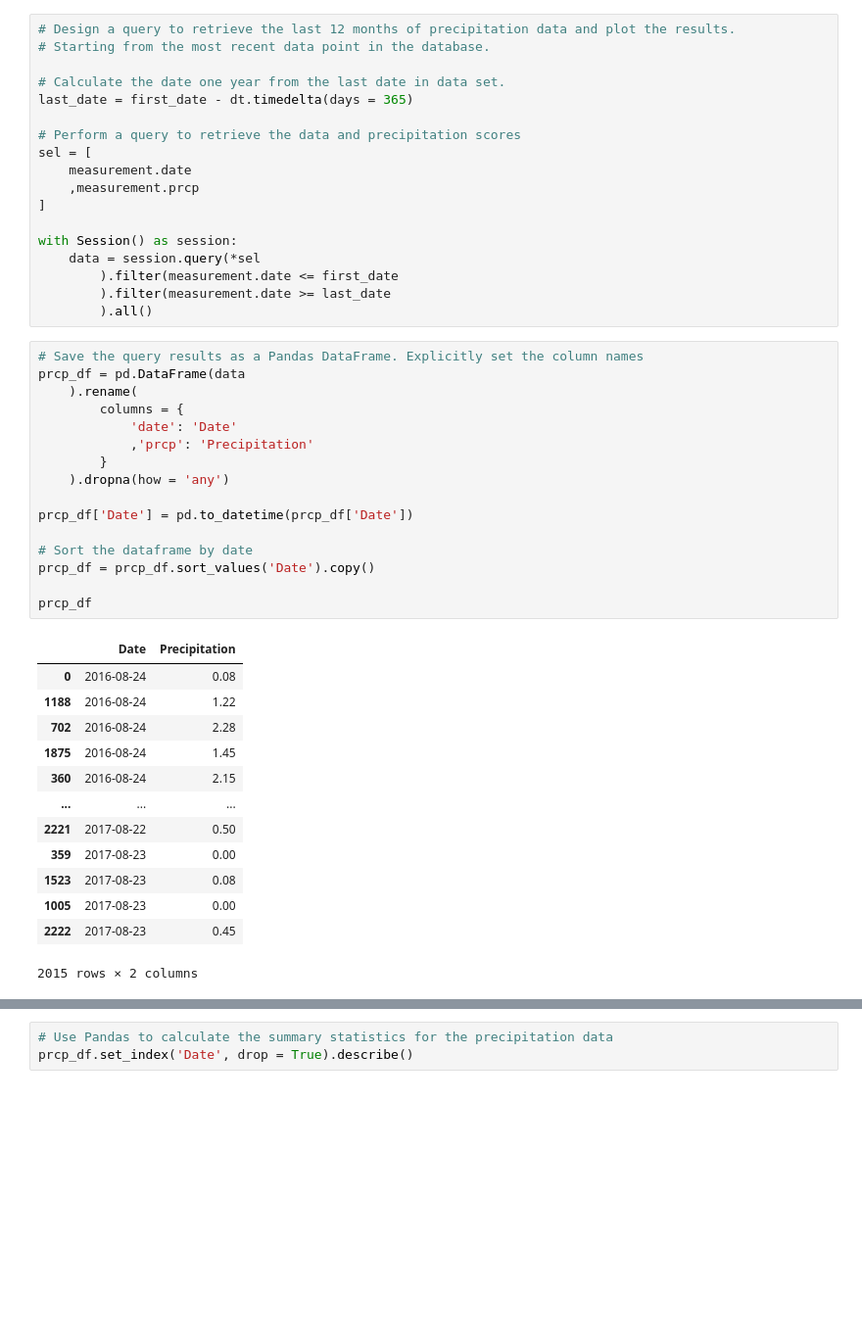
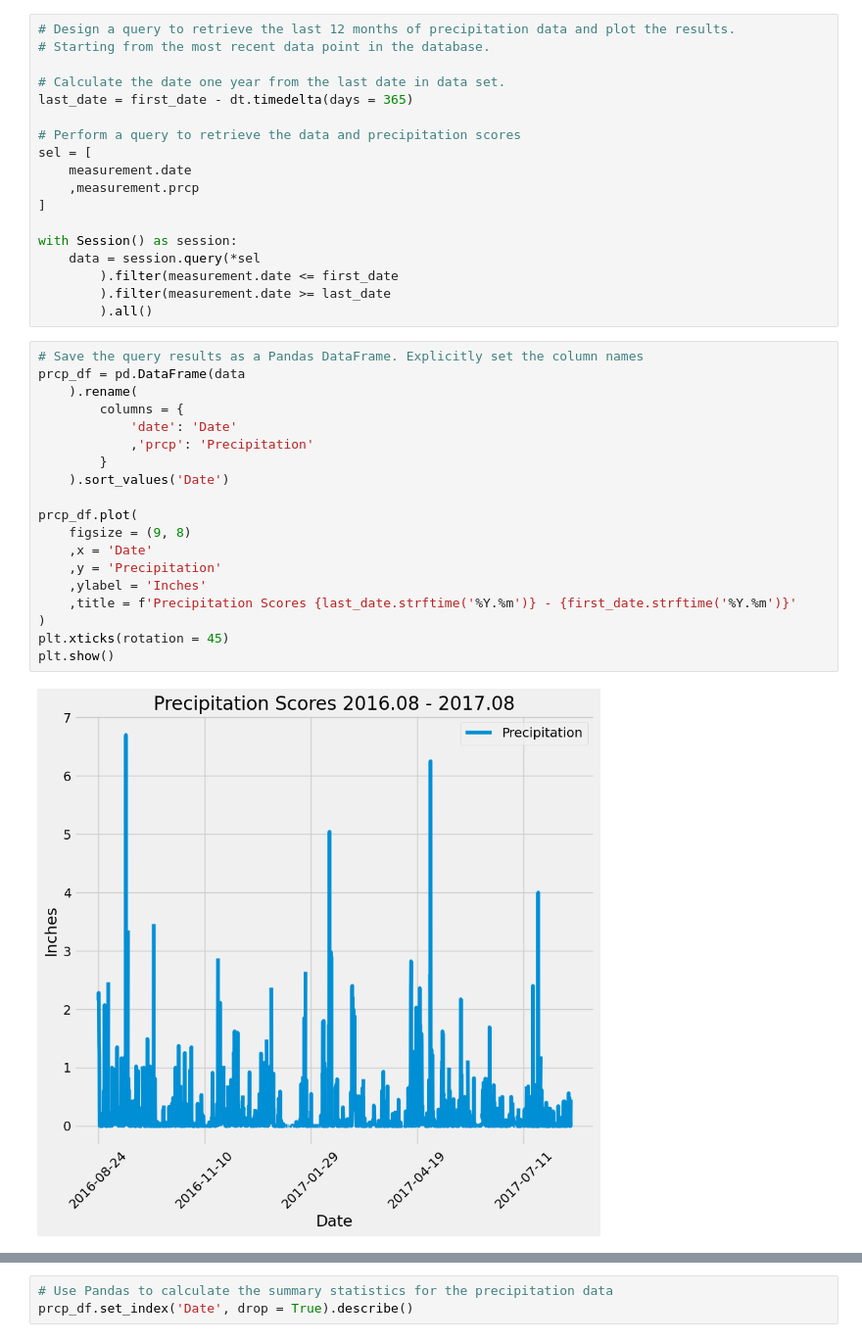
Before and after one commit to Neelka96/sqlalchemy-challenge, a Jupyter notebook: SurfsUp/climate_analysis.ipynb, the cells around one changed output, grey strips where cells are left out. Shown: that part at 98% size. Saved outputs shown, nothing was run; the diff lists cells and outputs as text; blank space fills up the shorter version.

```diff
--- a/SurfsUp/climate_analysis.ipynb
+++ b/SurfsUp/climate_analysis.ipynb
@@ -118,33 +118,24 @@ with Session() as session:
 # %%
 # Save the query results as a Pandas DataFrame. Explicitly set the column names
 prcp_df = pd.DataFrame(data
     ).rename(
         columns = {
             'date': 'Date'
             ,'prcp': 'Precipitation'
         }
-    ).dropna(how = 'any')
+    ).sort_values('Date')
 
-prcp_df['Date'] = pd.to_datetime(prcp_df['Date'])
-
-# Sort the dataframe by date
-prcp_df = prcp_df.sort_values('Date').copy()
-
-prcp_df
+prcp_df.plot(
+    figsize = (9, 8)
+    ,x = 'Date'
+    ,y = 'Precipitation'
+    ,ylabel = 'Inches'
+    ,title = f'Precipitation Scores {last_date.strftime('%Y.%m')} - {first_date.strftime('%Y.%m')}'
+)
+plt.xticks(rotation = 45)
+plt.show()
 # %% [output]
-|  | Date | Precipitation |
-| 0 | 2016-08-24 | 0.08 |
-| 1188 | 2016-08-24 | 1.22 |
-| 702 | 2016-08-24 | 2.28 |
-| 1875 | 2016-08-24 | 1.45 |
-| 360 | 2016-08-24 | 2.15 |
-| ... | ... | ... |
-| 2221 | 2017-08-22 | 0.50 |
-| 359 | 2017-08-23 | 0.00 |
-| 1523 | 2017-08-23 | 0.08 |
-| 1005 | 2017-08-23 | 0.00 |
-| 2222 | 2017-08-23 | 0.45 |
-2015 rows × 2 columns
+[figure, added]
 # %%
 # Use Pandas Plotting with Matplotlib to plot the data
 fig, ax = plt.subplots(figsize = (9, 8))
```
Also changed, not shown: parts of 9 cells of this notebook, 1 other file.
